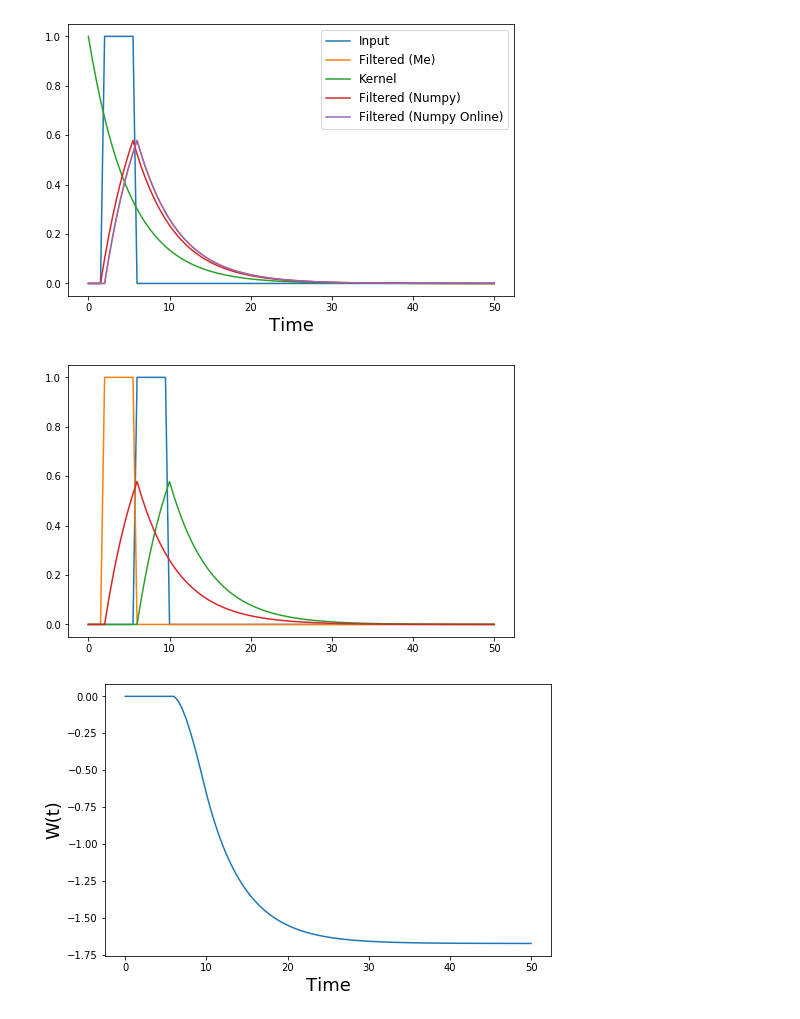
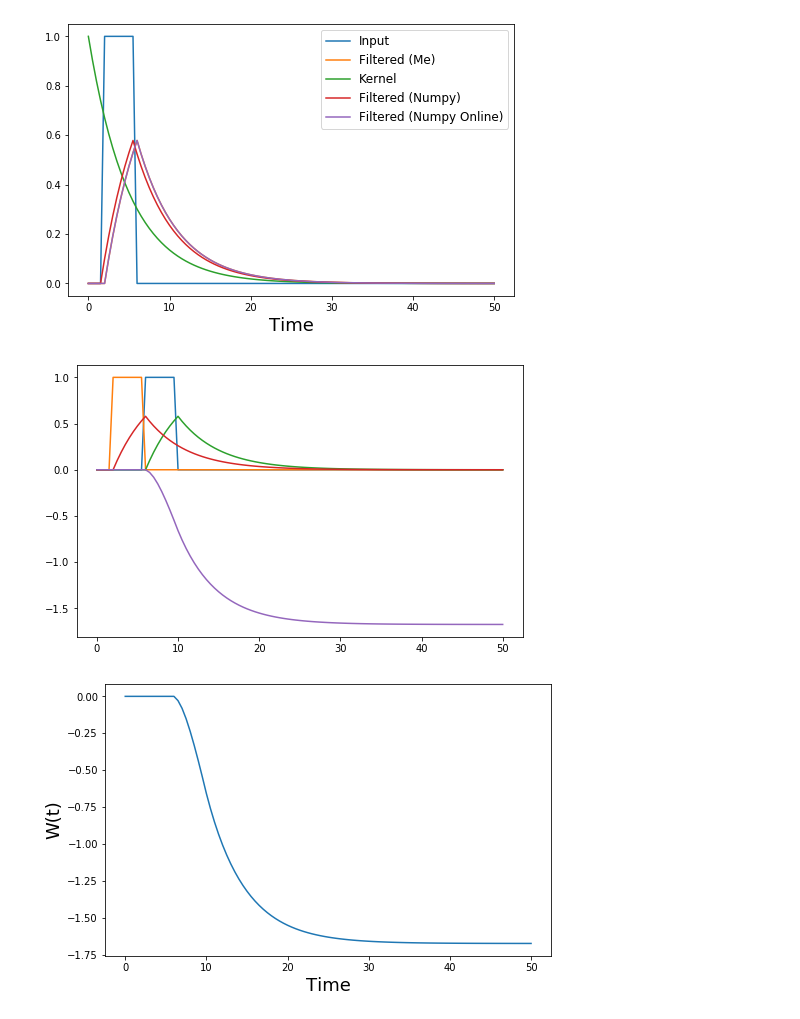
Before and after one commit to marshineer/HS_LabRot, a Jupyter notebook: eligibility_trace_test.ipynb, the cells around one changed output. Saved outputs shown, nothing was run; the diff lists cells and outputs as text; code cells hidden in the pictures.

```diff
--- a/eligibility_trace_test.ipynb
+++ b/eligibility_trace_test.ipynb
@@ -71,31 +71,32 @@ print(np.max(out1))
 # %%
 # Convolve ht with one of the inputs
 r_bar_KC = np.zeros(time.size)
 r_bar_DAN = np.zeros(time.size)
 wt = np.zeros(time.size)
 Wt = np.zeros(time.size)
 
 for t in range(time.size - 1):
+    KC_trace = ht[:-(t+1)] * r_KC[t] * dt / tau_w
+    r_bar_KC[t+1:] += KC_trace
     DAN_trace = ht[:-(t+1)] * r_DAN[t] * dt / tau_w
     r_bar_DAN[t+1:] += DAN_trace
-    KC_trace = ht[:-(t+1)] * r_KC[t] * dt / tau_w
-    r_bar_KC[t+1:] += KC_trace
 
     dw = (r_bar_DAN[t] * r_KC[t] - r_bar_KC[t] * r_DAN[t]) * dt
     wt[t+1] = wt[t] + dw
     dW = (-Wt[t] + wt[t+1]) * dt / tau_w
     Wt[t+1] = Wt[t] + dW
 
 fig, ax = plt.subplots(1, 1, figsize=(8,5))
-ax.plot(time, r_DAN)
-ax.plot(time, r_KC)
-ax.plot(time, r_bar_DAN)
-ax.plot(time, r_bar_KC)
+ax.plot(time, r_DAN, label='DAN Activity')
+ax.plot(time, r_KC, label='KC Activity')
+ax.plot(time, r_bar_DAN, label='DAN Trace')
+ax.plot(time, r_bar_KC, label='KC Trace')
+ax.plot(time, Wt, label='KC->MBON Weights')
 
 fig, ax = plt.subplots(1, 1, figsize=(8,5))
 ax.plot(time, Wt)
 ax.set_xlabel('Time', fontsize=label_font)
 ax.set_ylabel('W(t)', fontsize=label_font);
 # %% [output]
-[figure, old version]
+[figure, new version]
 [figure]
```
Also changed, not shown: parts of 2 cells of this notebook, 1 other file.
